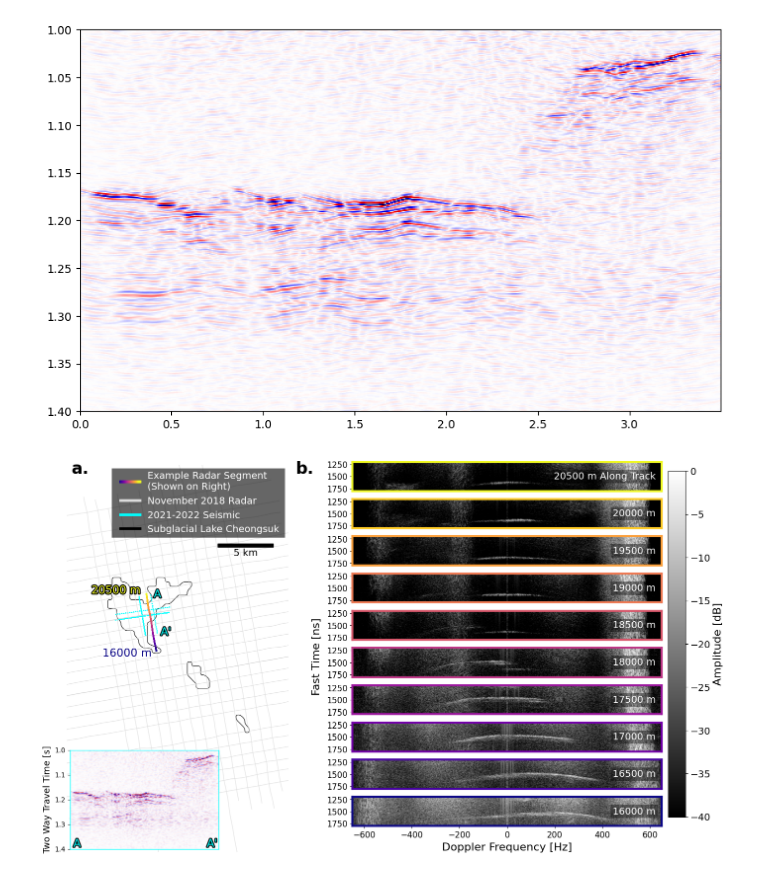
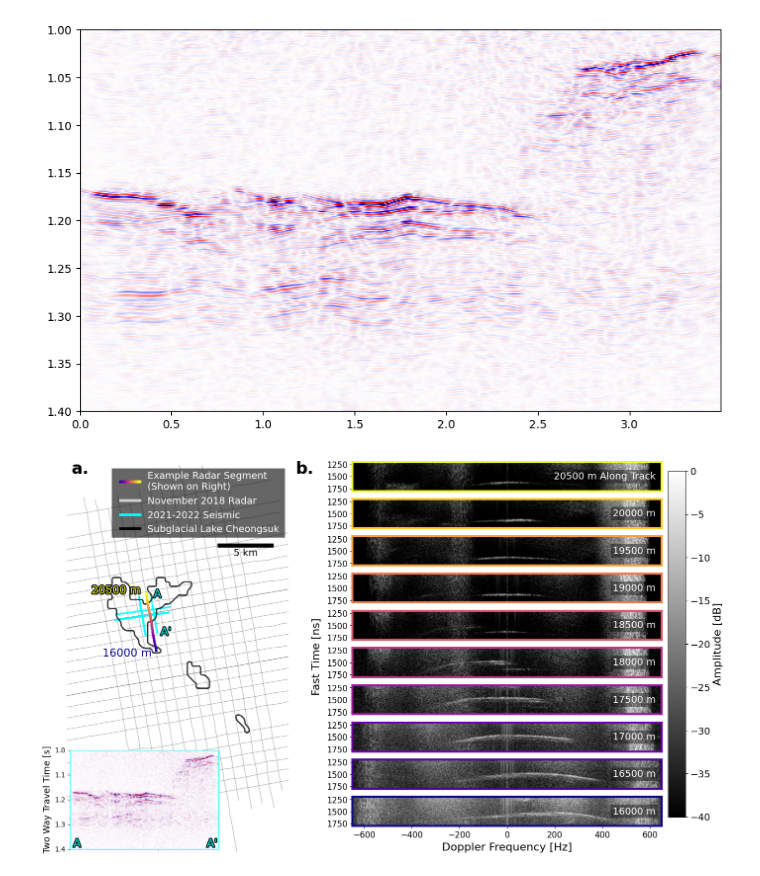
Before and after one commit to zsk4/DavidSpecularity, a Jupyter notebook: Figure3/Figure3.ipynb, the cells around one changed output. Cells and saved outputs as stored; diff of their text form; code cells hidden in the pictures.

```diff
--- a/Figure3/Figure3.ipynb
+++ b/Figure3/Figure3.ipynb
@@ -460,17 +460,17 @@ def plot_radargram_planview(ax, radargrams, xs_lake, ys_lake):
     ax.set_yticks([])
 
     for radargram in radargrams[:]:
-        ax.plot(radargram.x, radargram.y, color='gainsboro', zorder=3, transform=ps71_projection,linewidth=1,alpha=0.7)
+        ax.plot(radargram.x, radargram.y, color='gray', zorder=1, transform=ps71_projection,linewidth=1,alpha=0.5)
         #print(radargram.transect_id.split('/')[-1])
         #if radargram.transect_id.split('/')[-1] == rad_no:
             #ax.text(radargram.x[0], radargram.y[0], radargram.transect_id.split('/')[-1], color='red', fontsize=15, transform=ps71_projection, zorder=5)
 
     for x, y in zip(xs_lake, ys_lake):
-        ax.plot(x, y, color='black', linewidth=1, zorder=0, alpha=0.8)
-    ax.scatter(seismic['Shot_X'], seismic['Shot_Y'], s=1, c='cyan', label='Seismic Shots', transform=ps71_projection)
+        ax.plot(x, y, color='black', linewidth=2, zorder=3, alpha=0.8)
+    ax.scatter(seismic['Shot_X'], seismic['Shot_Y'], s=4, c='cyan', label='Seismic Shots', transform=ps71_projection)
     # Add color where X26a from 10000m to 15000m along track
     msk = (test_rad['distance'] >= start_x) & (test_rad['distance'] <= end_x)
-    rad_color = ax.scatter(test_rad['x'].where(msk), test_rad['y'].where(msk), c=test_rad['distance'], cmap='plasma', zorder=4, transform=ps71_projection,vmin=start_x,vmax=end_x, s=1)
+    rad_color = ax.scatter(test_rad['x'].where(msk), test_rad['y'].where(msk), c=test_rad['distance'], cmap='plasma', zorder=4, transform=ps71_projection,vmin=start_x,vmax=end_x, s=4)
 
 
     return rad_color
@@ -708,7 +708,7 @@ for i in range(100):
 
 handles = [
     tuple(dummy),
-    Line2D([0], [0], color='gainsboro', lw=4, label='2019-2019 Radar'),
+    Line2D([0], [0], color='lightgray', lw=4, label='2019-2019 Radar'),
     Line2D([0], [0], color='cyan', lw=4, label='2021-2022 Seismic'),
     Line2D([0], [0], color='black', lw=4, label='Subglacial Lake Cheongsuk'),
 ]
@@ -761,31 +761,31 @@ cbbox.tick_params(
     top = False,
     right = False,
     bottom = False,
     labelleft = True,
     labeltop = False,
     labelright = False,
     labelbottom = False
 )
 cbbox.imshow(
     cropped_seismic.T,
     cmap='seismic',
     aspect='auto',
     origin='upper',
     extent=extent,
     vmin=lower_clip, vmax=upper_clip
 )
 cbbox.yaxis.set_label_text("Two Way Travel Time [s]", fontsize=13)
 cbbox.text(0.07,0.02, "A", color='cyan', fontsize=16, transform=cbbox.transAxes, zorder=6,ha='right',path_effects=[pe.withStroke(linewidth=3, foreground='black')])
 cbbox.text(0.99,0.02, "A'", color='cyan', fontsize=16, transform=cbbox.transAxes, zorder=6,ha='right',path_effects=[pe.withStroke(linewidth=3, foreground='black')])
 
 # Label panels
 ax_map.text(0.02, 1.01, 'a.', transform=ax_map.transAxes, fontsize=24, fontweight='bold', va='top', ha='left', color='black')
 ax_map.text(1.03, 1.01, 'b.', transform=ax_map.transAxes, fontsize=24, fontweight='bold', va='top', ha='left', color='black')
 
 bbox_map = [655000,-1470000,675000,-1435000] #David_SGL2
 ax_map.set_xlim(bbox_map[0], bbox_map[2])
 ax_map.set_ylim(bbox_map[1], bbox_map[3])
 
 fig.savefig('Figure3.png', dpi=300, bbox_inches='tight')
 # %% [output]
-[figure, old version]
+[figure, new version]
```
Also changed, not shown: 9 other files.
